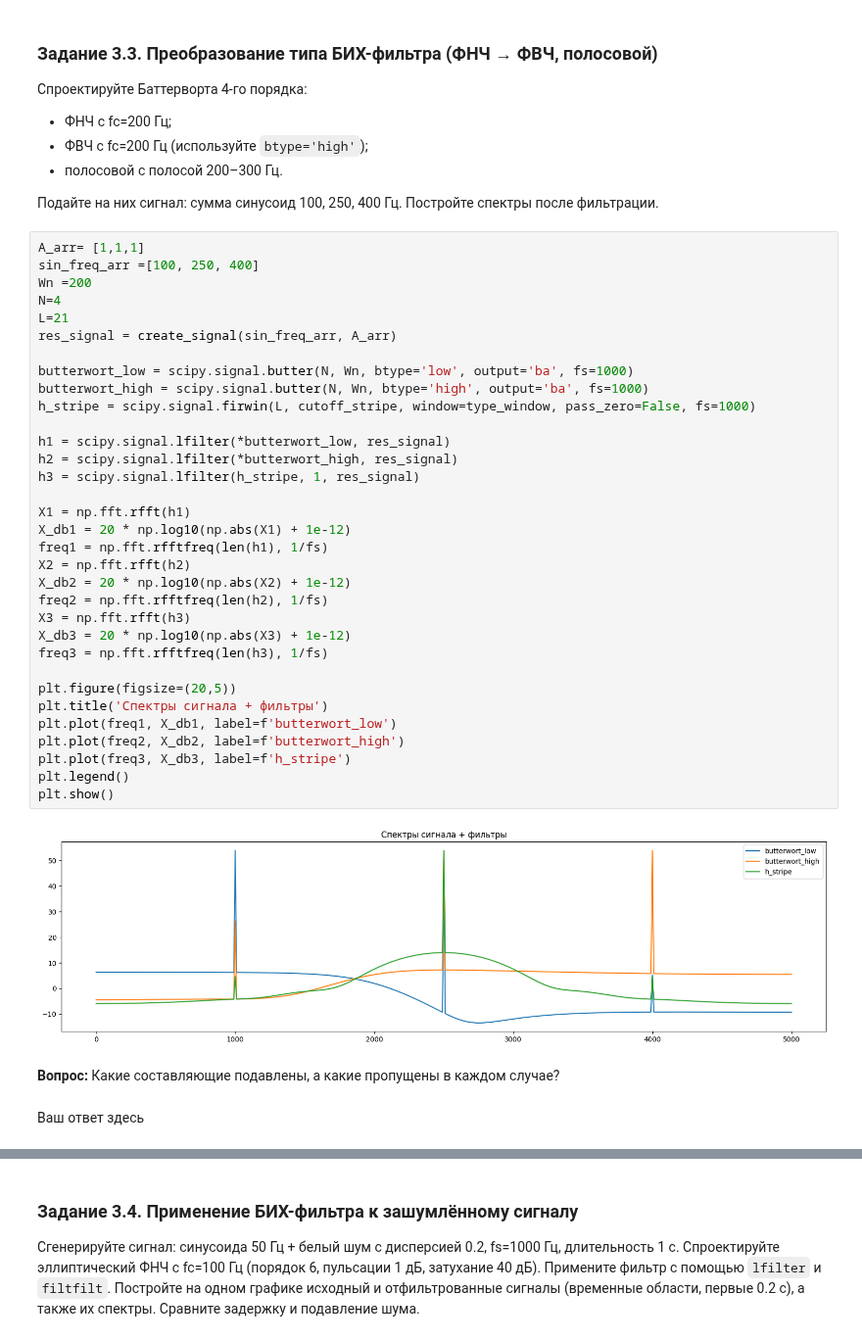
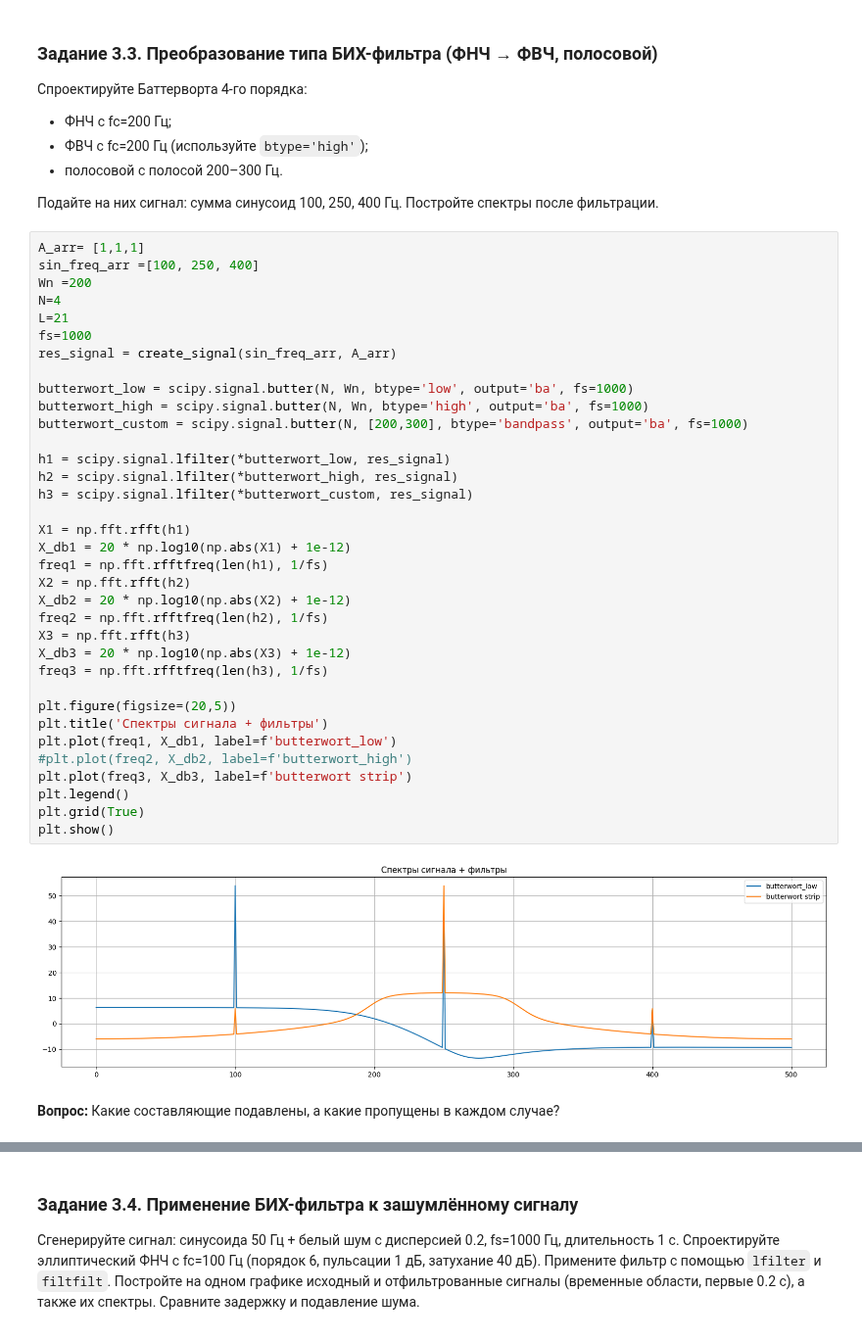
Before and after one commit to Korobokkk/YADRO-2026_dsp-seminars, a Jupyter notebook: seminars/6.ipynb, the cells around one changed output, grey strips where cells are left out. Shown at 98% size. Cells and saved outputs as stored; diff of their text form.

```diff
--- a/seminars/6.ipynb
+++ b/seminars/6.ipynb
@@ -427,39 +447,39 @@ for N in N_arr:
 # %%
 A_arr= [1,1,1]
 sin_freq_arr =[100, 250, 400]
 Wn =200
 N=4
 L=21
+fs=1000
 res_signal = create_signal(sin_freq_arr, A_arr)
 
 butterwort_low = scipy.signal.butter(N, Wn, btype='low', output='ba', fs=1000)
 butterwort_high = scipy.signal.butter(N, Wn, btype='high', output='ba', fs=1000)
-h_stripe = scipy.signal.firwin(L, cutoff_stripe, window=type_window, pass_zero=False, fs=1000)
+butterwort_custom = scipy.signal.butter(N, [200,300], btype='bandpass', output='ba', fs=1000)
 
 h1 = scipy.signal.lfilter(*butterwort_low, res_signal)
 h2 = scipy.signal.lfilter(*butterwort_high, res_signal)
-h3 = scipy.signal.lfilter(h_stripe, 1, res_signal)
+h3 = scipy.signal.lfilter(*butterwort_custom, res_signal)
 
 X1 = np.fft.rfft(h1)
 X_db1 = 20 * np.log10(np.abs(X1) + 1e-12)
 freq1 = np.fft.rfftfreq(len(h1), 1/fs)
 X2 = np.fft.rfft(h2)
 X_db2 = 20 * np.log10(np.abs(X2) + 1e-12)
 freq2 = np.fft.rfftfreq(len(h2), 1/fs)
 X3 = np.fft.rfft(h3)
 X_db3 = 20 * np.log10(np.abs(X3) + 1e-12)
 freq3 = np.fft.rfftfreq(len(h3), 1/fs)
 
 plt.figure(figsize=(20,5))
 plt.title('Спектры сигнала + фильтры')
 plt.plot(freq1, X_db1, label=f'butterwort_low')
-plt.plot(freq2, X_db2, label=f'butterwort_high')
-plt.plot(freq3, X_db3, label=f'h_stripe')
+#plt.plot(freq2, X_db2, label=f'butterwort_high')
+plt.plot(freq3, X_db3, label=f'butterwort strip')
 plt.legend()
+plt.grid(True)
 plt.show()
 # %% [output]
-[figure, old version]
+[figure, new version]
 # %% [markdown]
 **Вопрос:** Какие составляющие подавлены, а какие пропущены в каждом случае?
-# %% [markdown]
-Ваш ответ здесь
```
Also changed, not shown: parts of 30 cells of this notebook.
